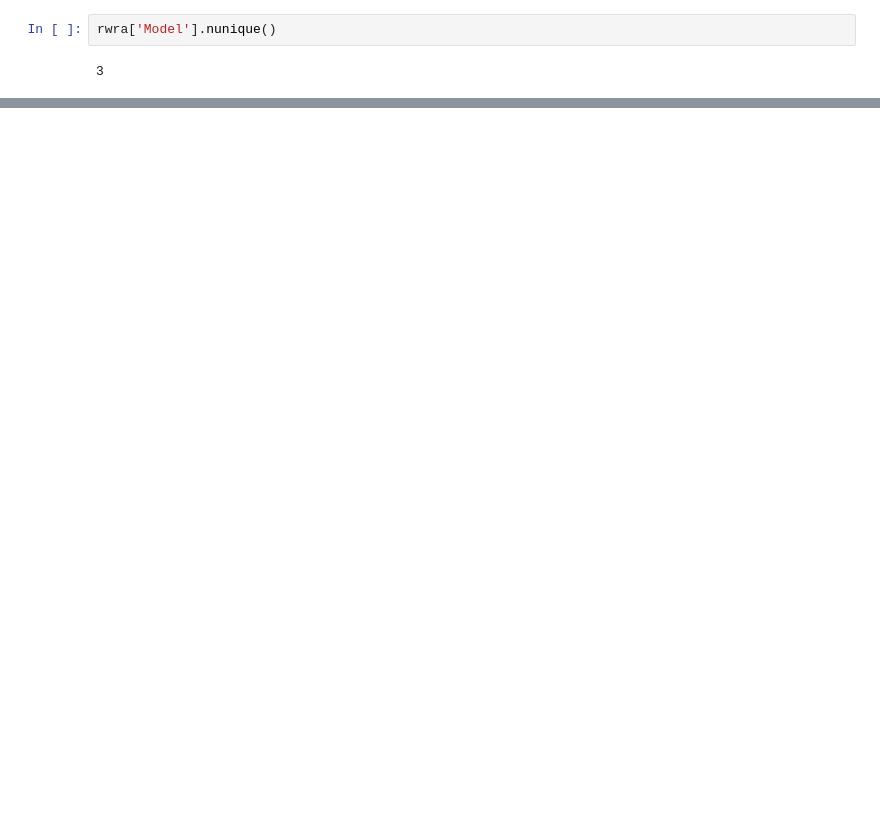
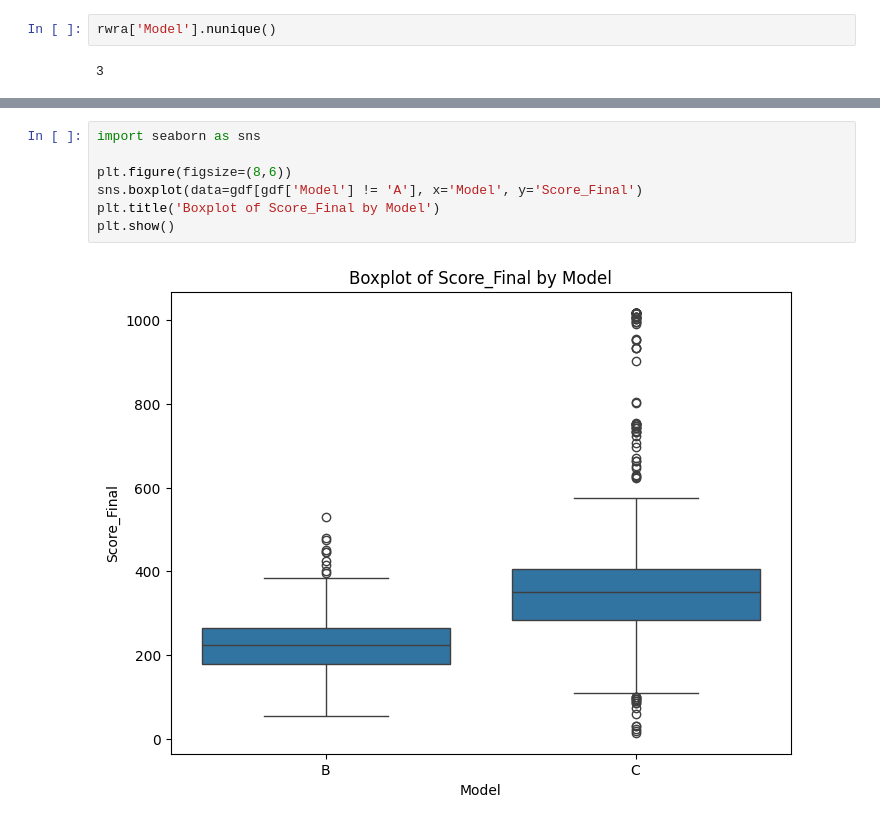
Before and after one commit to bryceayoung/ouray, a Jupyter notebook: workflows/analysis/risk_data_analysis.ipynb, the cells around one changed output, grey strips where cells are left out. Saved outputs shown, nothing was run; the diff lists cells and outputs as text; blank space fills up the shorter version.

Commit message:
refactoring rwra model scores B to C

```diff
--- a/workflows/analysis/risk_data_analysis.ipynb
+++ b/workflows/analysis/risk_data_analysis.ipynb
@@ -573,0 +535,9 @@ If logistic regression is appropriate for this analysis, refer to  assignment 3
+# %%
+import seaborn as sns
+
+plt.figure(figsize=(8,6))
+sns.boxplot(data=gdf[gdf['Model'] != 'A'], x='Model', y='Score_Final')
+plt.title('Boxplot of Score_Final by Model')
+plt.show()
+# %% [output]
+[figure, added]
```
Also changed, not shown: parts of 39 cells of this notebook.
